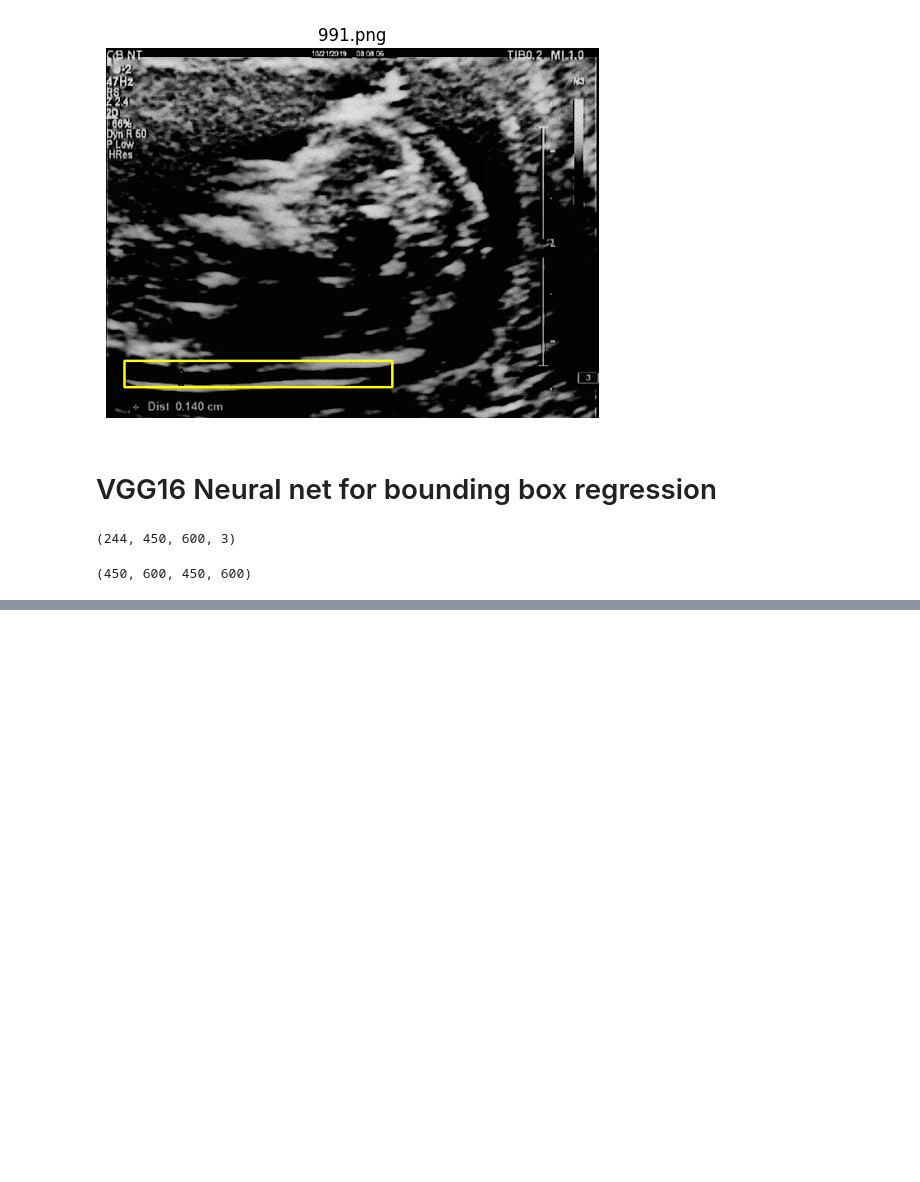
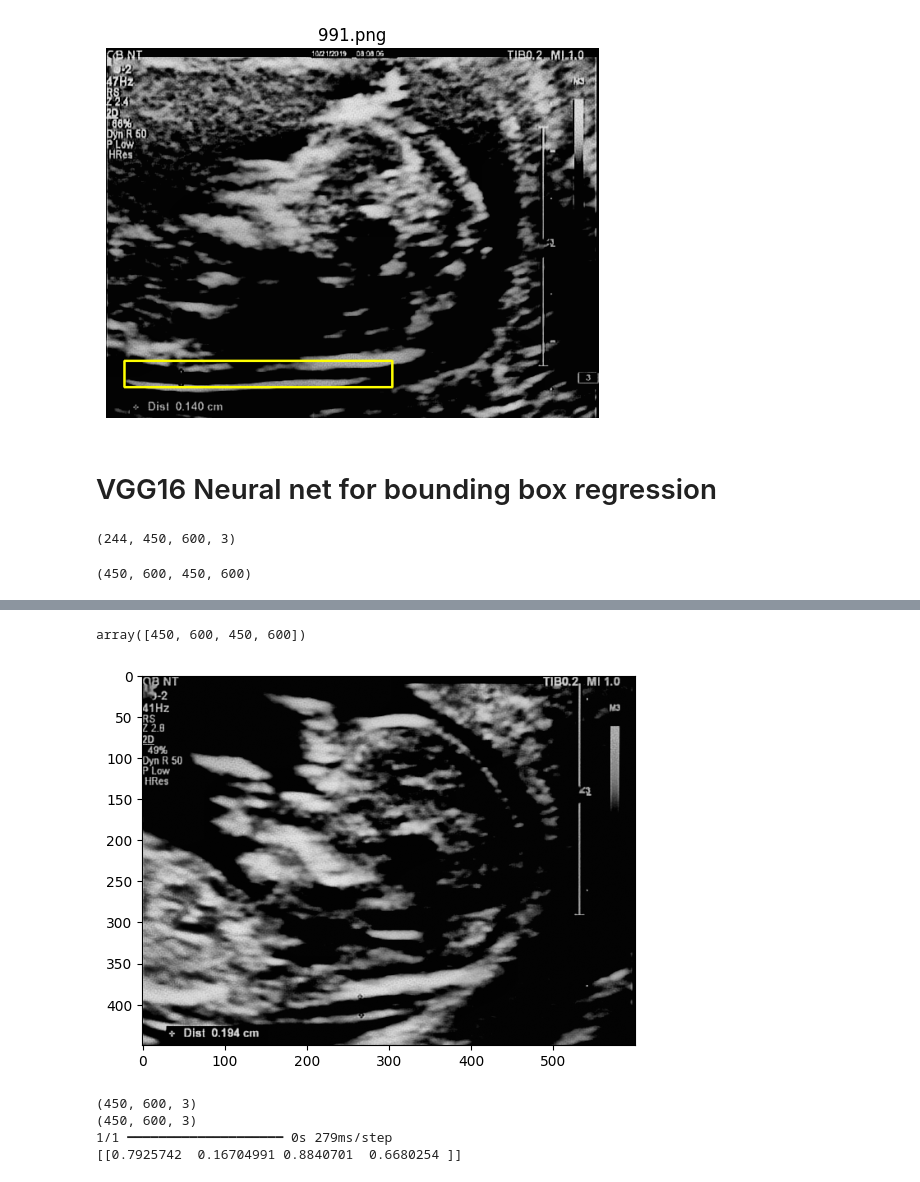
Before and after one commit to gonzagrau/fetus_CNN, a Jupyter notebook: vgg16_NT.ipynb, the cells around one changed output, grey strips where cells are left out. Saved outputs shown, nothing was run; the diff lists cells and outputs as text; code cells hidden in the pictures; blank space fills up the shorter version.

```diff
--- a/vgg16_NT.ipynb
+++ b/vgg16_NT.ipynb
@@ -98,7 +98,7 @@ for i, fname in enumerate(os.listdir(dataset_standard_path)):
 
     # Draw the bounding box
     if not i%20:
-        img_rect = cv2.rectangle(img, (w_min, h_min), (w_max, h_max), (255, 255, 0), 2)
+        img_rect = cv2.rectangle(img.copy(), (w_min, h_min), (w_max, h_max), (255, 255, 0), 2)
 
         plt.imshow(img_rect, cmap='gray')
         plt.axis('off')
@@ -236,5 +244,23 @@ def compare_segmentations(model: Model, img: np.ndarray, bounding_box: np.ndarra
     plt.show()
 
     return mse
+# %%
+img = val_x[0]
+np.array(img.shape[:2] * 2)
+# %% [output]
+array([450, 600, 450, 600])
+# %%
+plt.imshow(val_x[0], cmap='gray')
+plt.show()
+print(val_x[0].shape)
+print(images[0].shape)
+
+print(model.predict(np.array([val_x[0]])))
+# %% [output]
+[figure, added]
+(450, 600, 3)
+(450, 600, 3)
+1/1 ━━━━━━━━━━━━━━━━━━━━ 0s 279ms/step
+[[0.7925742  0.16704991 0.8840701  0.6680254 ]]
 # %%
 # Compare segmentation
```
Also changed, not shown: parts of 4 cells of this notebook, 1 other file.
